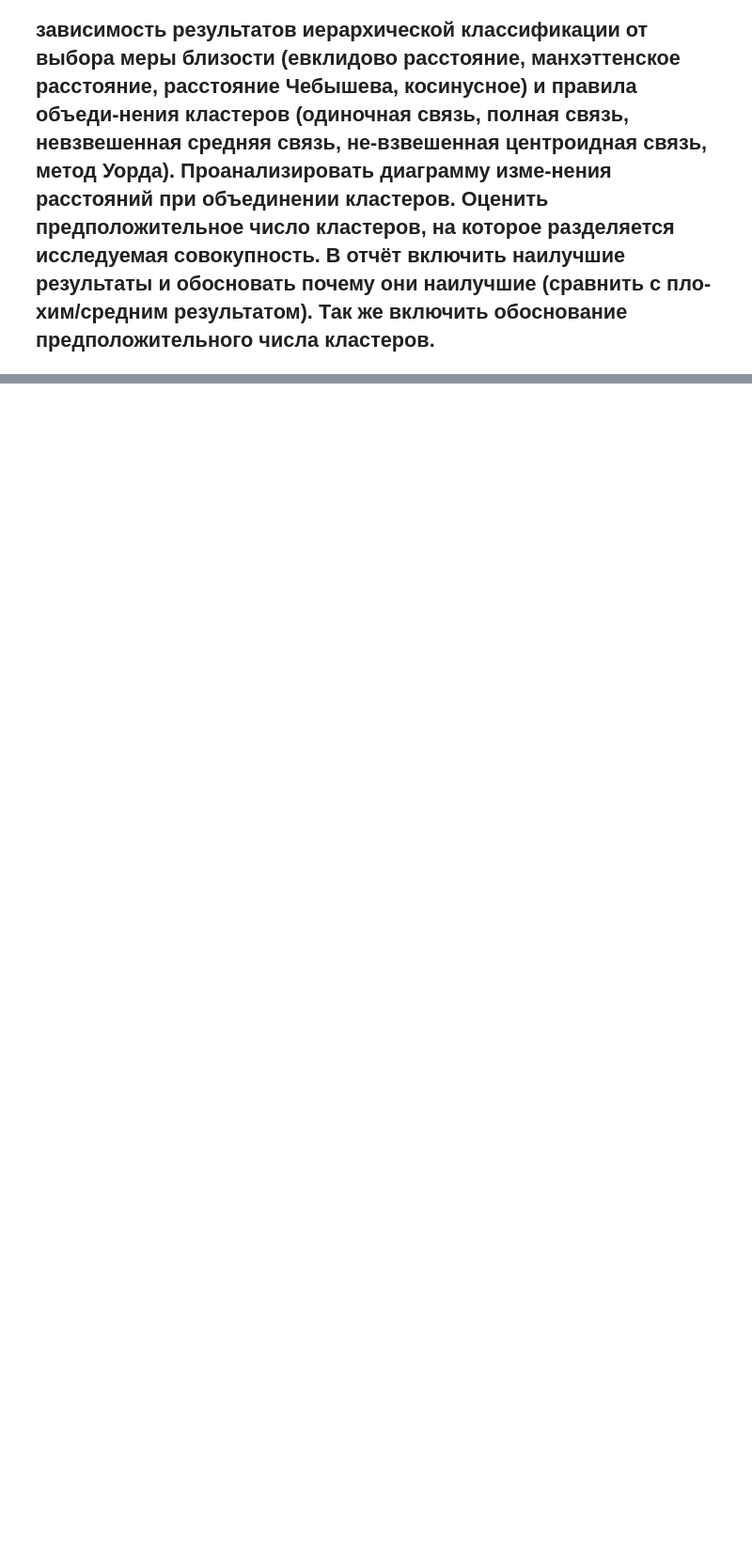
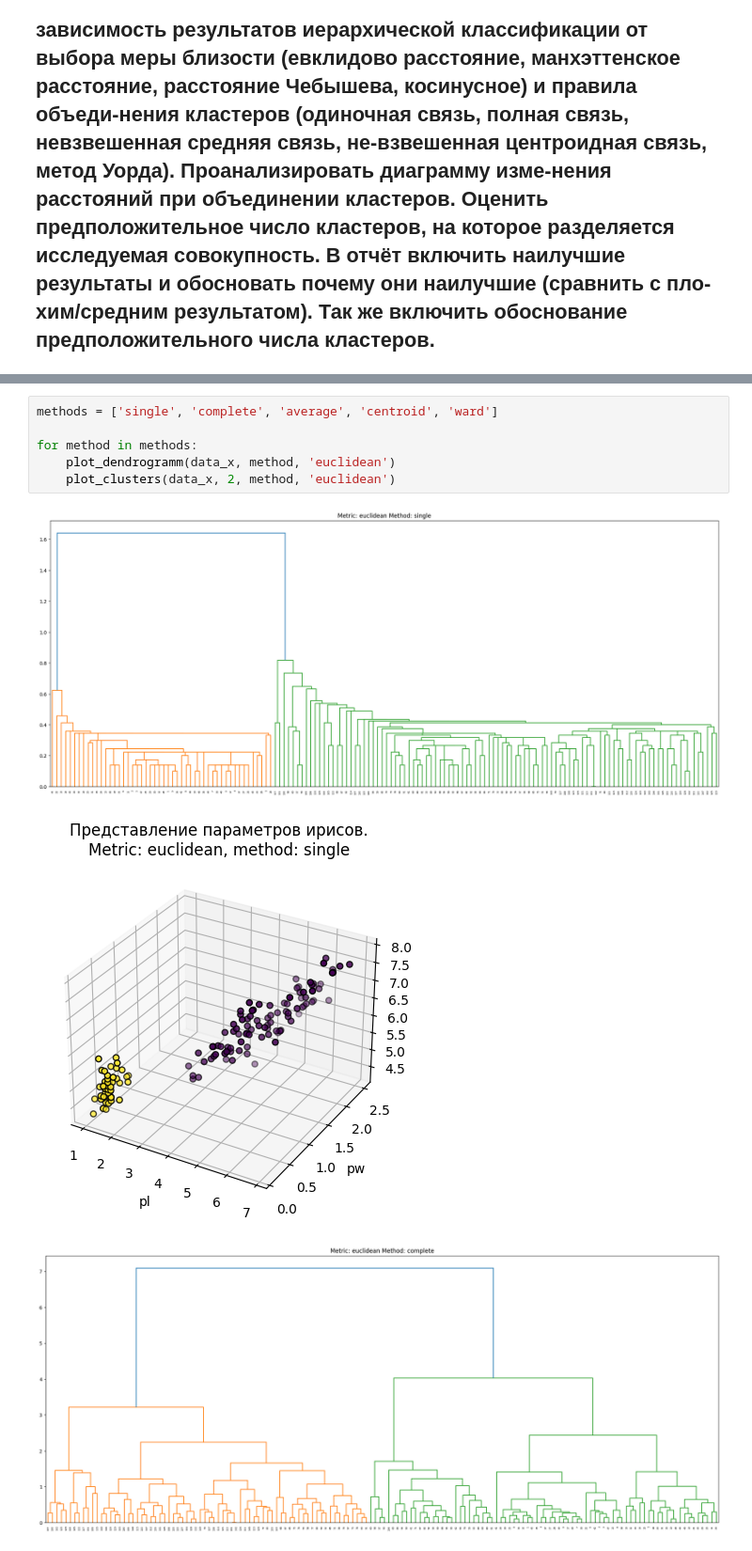
Before and after one commit to ZOaZOaZoa/IAD_lab02, a Jupyter notebook: lab02_1.ipynb, the cells around one changed output, grey strips where cells are left out. Shown at 94% size. Saved outputs shown, nothing was run; the diff lists cells and outputs as text; blank space fills up the shorter version.

```diff
--- a/lab02_1.ipynb
+++ b/lab02_1.ipynb
@@ -150,0 +152,10 @@ plt.show()
+# %%
+methods = ['single', 'complete', 'average', 'centroid', 'ward']
+
+for method in methods:
+    plot_dendrogramm(data_x, method, 'euclidean')
+    plot_clusters(data_x, 2, method, 'euclidean')
+# %% [output]
+[figure, added]
+[figure, added]
+[figure, added]
```
Also changed, not shown: parts of 5 cells of this notebook.
